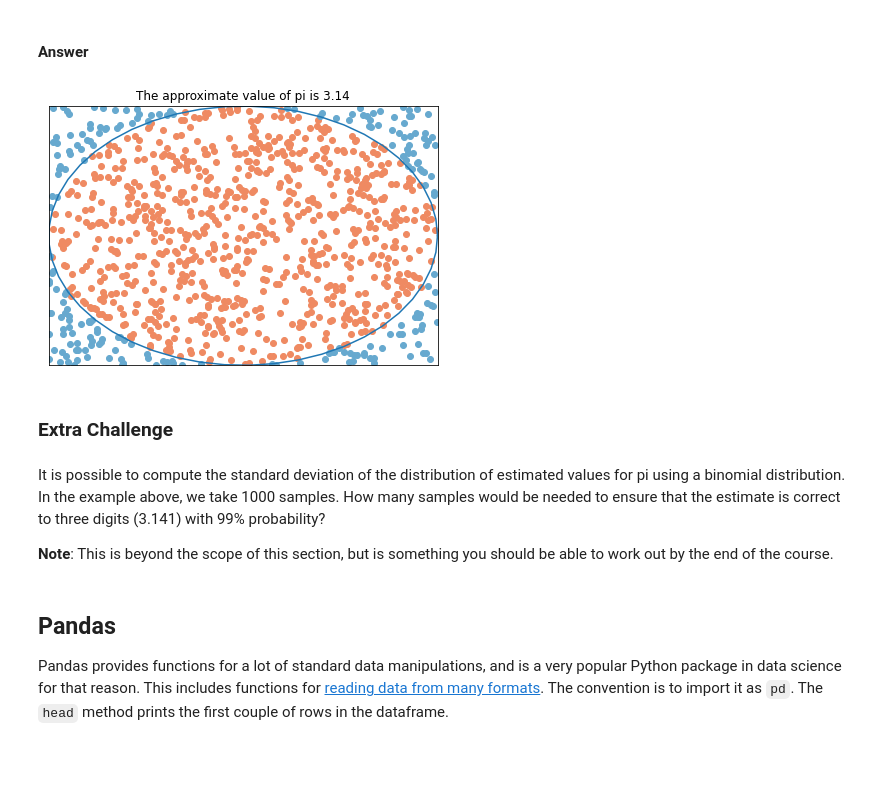
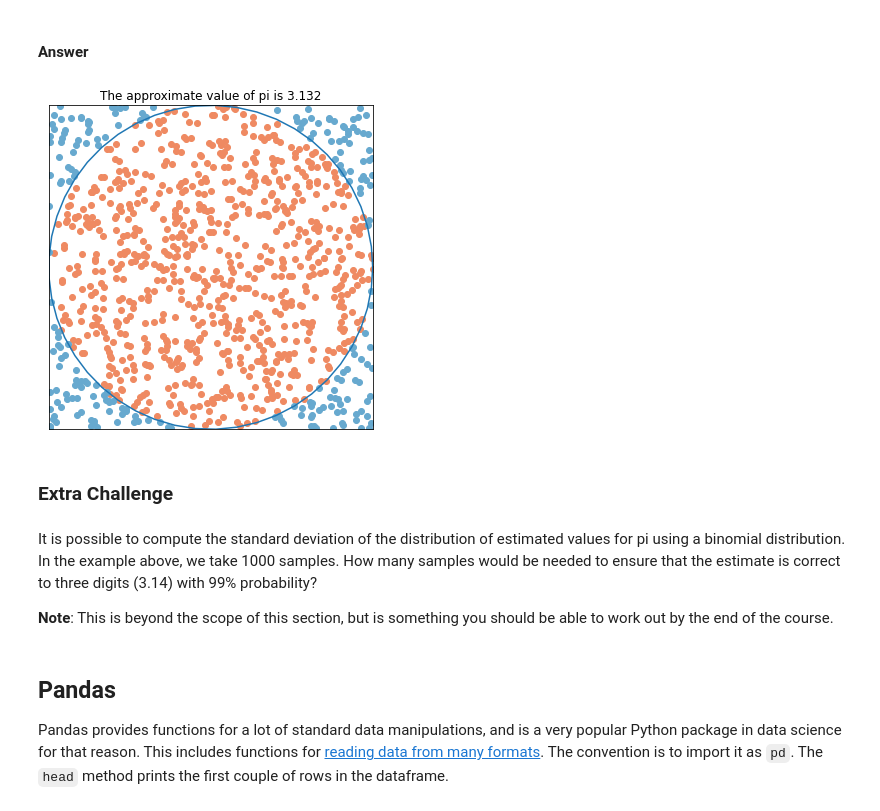
Before and after one commit to aezarebski/aas-extended-examples, a Jupyter notebook: example-0/example-0-answers.ipynb, the cells around one changed output. Saved outputs shown, nothing was run; the diff lists cells and outputs as text; code cells hidden in the pictures; blank space fills up the shorter version.

```diff
--- a/example-0/example-0-answers.ipynb
+++ b/example-0/example-0-answers.ipynb
@@ -299,30 +299,30 @@ A simple way to approximate pi is to inscribe a circle into a square. The area o
 # %%
 x = np.random.uniform(-1,1,size = 1000)
 y = np.random.uniform(-1,1,size = 1000)
 
 deg = np.linspace(0,2*np.pi)
 x_circ = np.cos(deg)
 y_circ = np.sin(deg)
 
 mask = x ** 2 + y ** 2 < 1
 
-fig = plt.figure()
+fig = plt.figure(figsize=(5,5))
 ax = fig.add_axes([0.1,0.1,0.9,0.9])
 ax.scatter(x[mask], y[mask], color = "#ef8a62")
 ax.scatter(x[np.logical_not(mask)], y[np.logical_not(mask)], color = "#67a9cf")
 ax.plot(x_circ, y_circ)
 ax.get_xaxis().set_visible(False)
 ax.set_xlim(-1,1)
 ax.get_yaxis().set_visible(False)
 ax.set_ylim(-1,1)
 ax.set_title(f'The approximate value of pi is {mask.sum()*4 / mask.size}')
 plt.savefig('challenge-figure-pi.png',bbox_inches='tight')
 # %% [output]
-[figure, old version]
+[figure, new version]
 # %% [markdown]
 ### Extra Challenge
 # %% [markdown]
-It is possible to compute the standard deviation of the distribution of estimated values for pi using a binomial distribution. In the example above, we take 1000 samples. How many samples would be needed to ensure that the estimate is correct to three digits (3.141) with 99% probability?
+It is possible to compute the standard deviation of the distribution of estimated values for pi using a binomial distribution. In the example above, we take 1000 samples. How many samples would be needed to ensure that the estimate is correct to three digits (3.14) with 99% probability?
 
 **Note**: This is beyond the scope of this section, but is something you should be able to work out by the end of the course.
 # %% [markdown]
```
Also changed, not shown: parts of 8 cells of this notebook, 1 other file.
